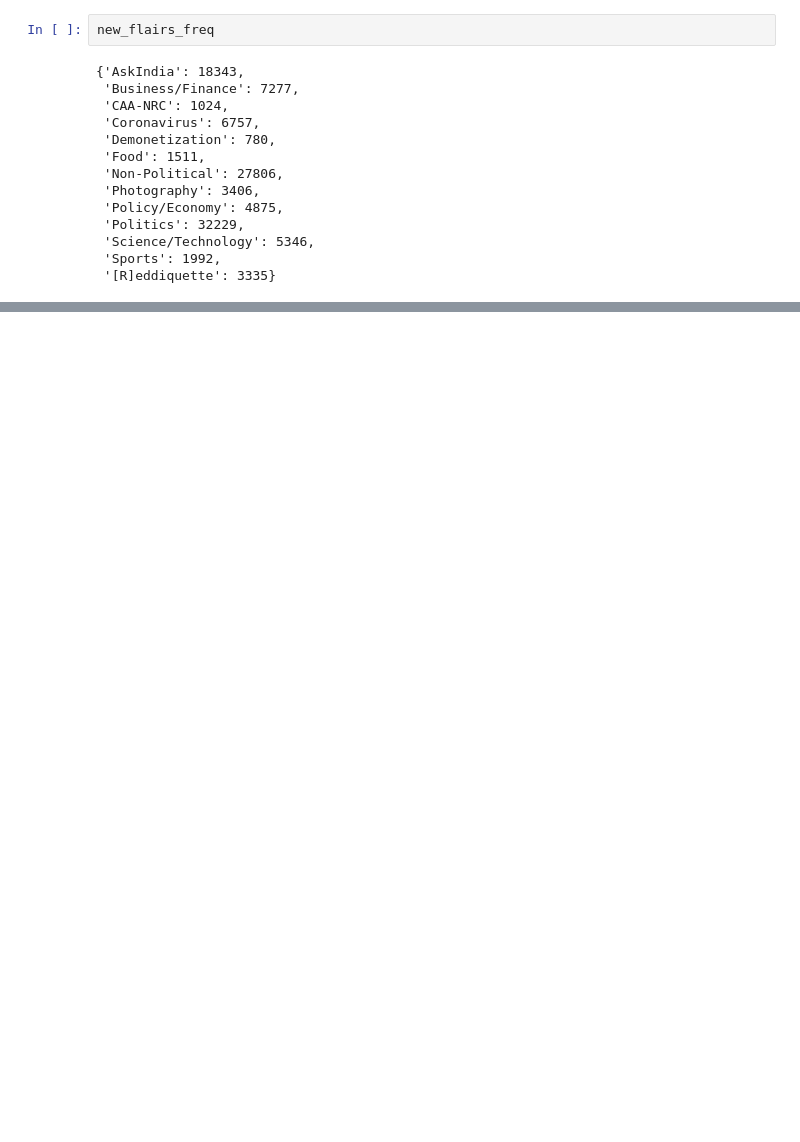
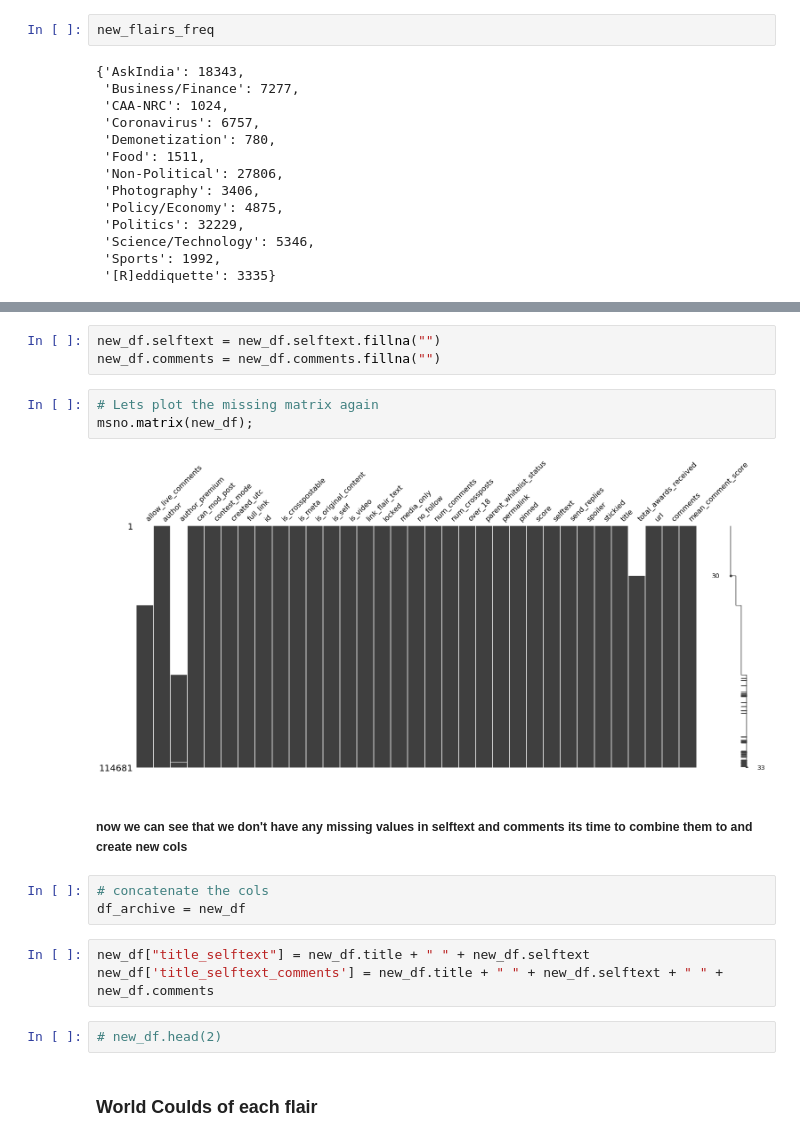
Before and after one commit to macabdul9/reddit-flait-detector, a Jupyter notebook: notebooks/reddit_flair_data_acquisation_June_2019.ipynb, the cells around one changed output, grey strips where cells are left out. Saved outputs shown, nothing was run; the diff lists cells and outputs as text; blank space fills up the shorter version.

```diff
--- a/notebooks/reddit_flair_data_acquisation_June_2019.ipynb
+++ b/notebooks/reddit_flair_data_acquisation_June_2019.ipynb
@@ -431,0 +418,20 @@ fig.show()
+# %%
+new_df.selftext = new_df.selftext.fillna("")
+new_df.comments = new_df.comments.fillna("")
+# %%
+# Lets plot the missing matrix again
+msno.matrix(new_df);
+# %% [output]
+[figure, added]
+# %% [markdown]
+##### now we can see that we don't have any missing values in selftext and comments its time to combine them to and create new cols
+# %%
+# concatenate the cols
+df_archive = new_df
+# %%
+new_df["title_selftext"] = new_df.title + " " + new_df.selftext
+new_df['title_selftext_comments'] = new_df.title + " " + new_df.selftext + " " + new_df.comments
+# %%
+# new_df.head(2)
+# %% [markdown]
+### World Coulds of each flair
```
Also changed, not shown: parts of 51 cells of this notebook, 1 other file.
